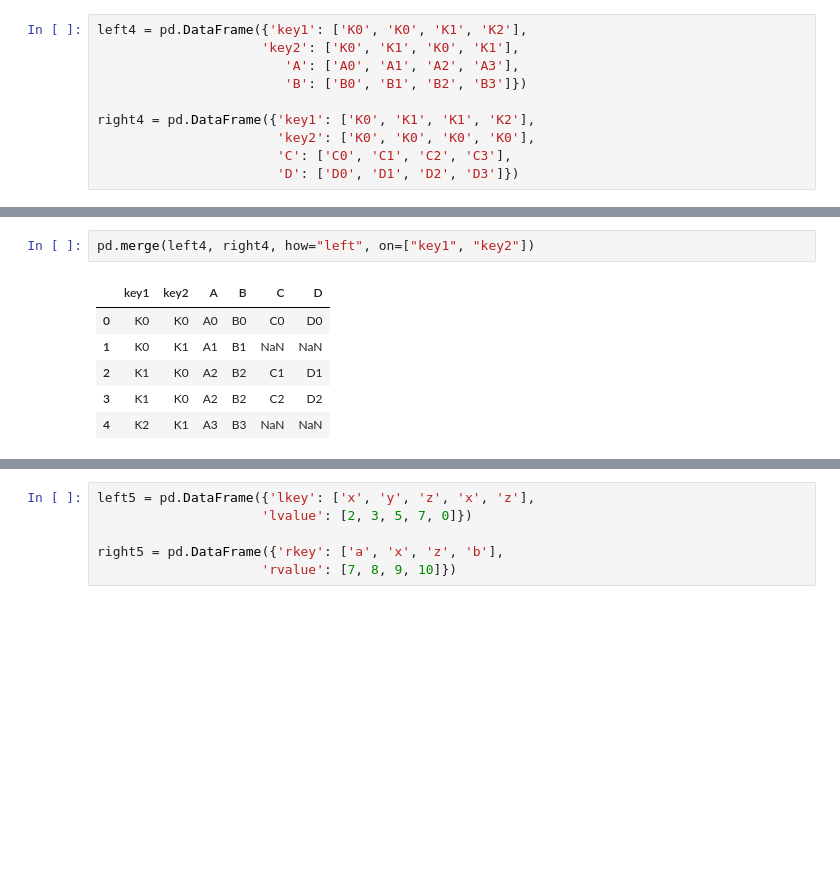
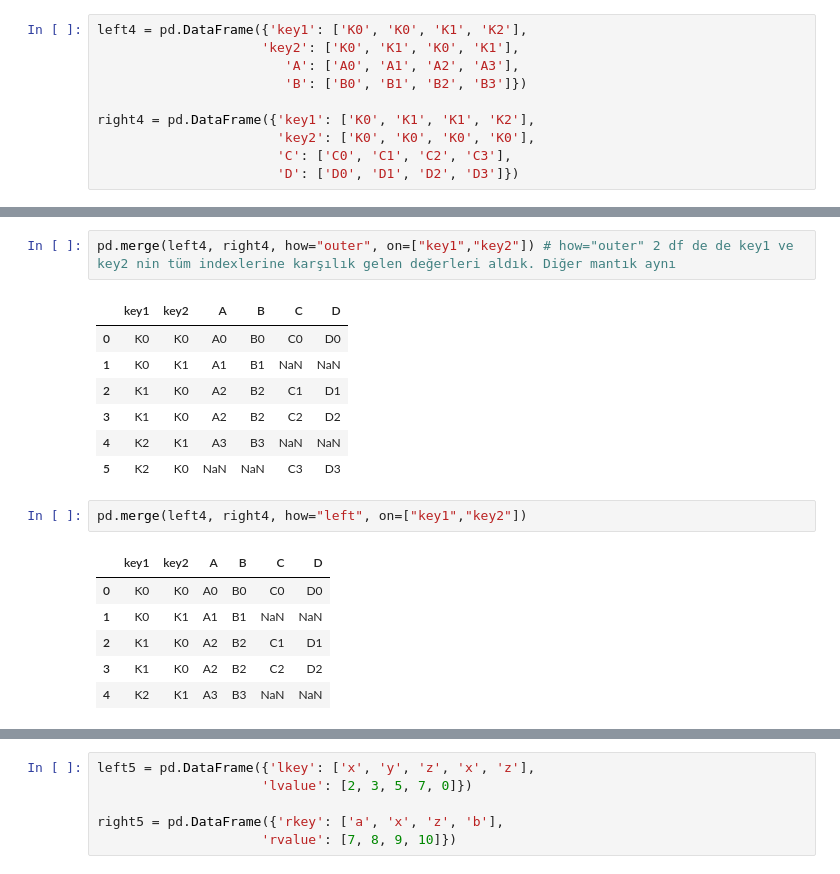
Before and after one commit to ustab/NOTES-FROM-LECTURERS, a Jupyter notebook: DAwPy_S9_(Combining_DataFrames)_student.ipynb, the cells around one changed output, grey strips where cells are left out. Saved outputs shown, nothing was run; the diff lists cells and outputs as text; blank space fills up the shorter version.

```diff
--- a/DAwPy_S9_(Combining_DataFrames)_student.ipynb
+++ b/DAwPy_S9_(Combining_DataFrames)_student.ipynb
@@ -532,5 +563,15 @@ display(left4, right4)
+# %%
+pd.merge(left4, right4, how="outer", on=["key1","key2"]) # how="outer" 2 df de de key1 ve key2 nin tüm indexlerine karşılık gelen değerleri aldık. Diğer mantık aynı
+# %% [output]
+|  | key1 | key2 | A | B | C | D |
+| 0 | K0 | K0 | A0 | B0 | C0 | D0 |
+| 1 | K0 | K1 | A1 | B1 | NaN | NaN |
+| 2 | K1 | K0 | A2 | B2 | C1 | D1 |
+| 3 | K1 | K0 | A2 | B2 | C2 | D2 |
+| 4 | K2 | K1 | A3 | B3 | NaN | NaN |
+| 5 | K2 | K0 | NaN | NaN | C3 | D3 |
 # %%
-pd.merge(left4, right4, how="left", on=["key1", "key2"])
+pd.merge(left4, right4, how="left", on=["key1","key2"])
 # %% [output]
 |  | key1 | key2 | A | B | C | D |
 | 0 | K0 | K0 | A0 | B0 | C0 | D0 |
```
Also changed, not shown: parts of 71 cells of this notebook.
